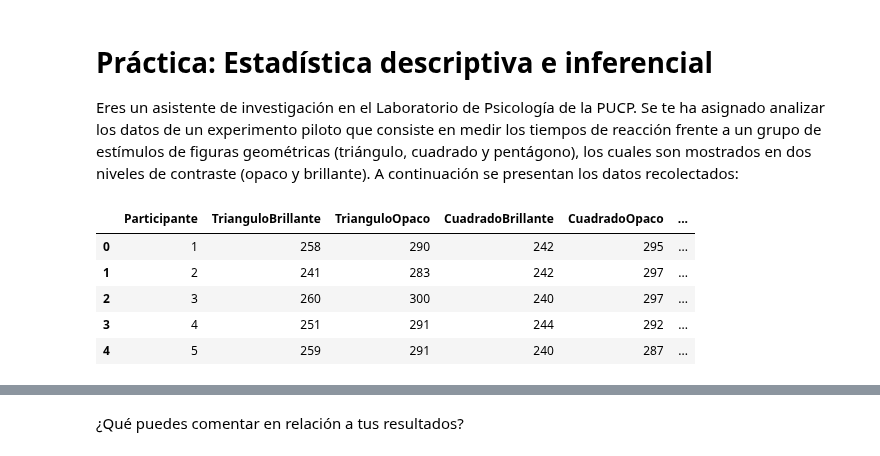
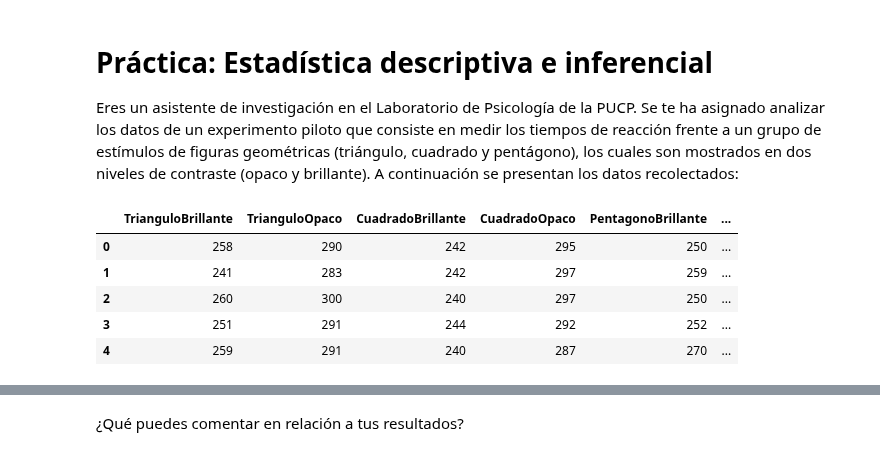
Before and after one commit to renatoparedes/EstadisticaYPsicologiaMatematica, a Jupyter notebook: RepasodeEstadistica/Practica_EstadisticaDescriptivaInferencial.ipynb, the cells around one changed output, grey strips where cells are left out. Saved outputs shown, nothing was run; the diff lists cells and outputs as text; code cells hidden in the pictures.

```diff
--- a/RepasodeEstadistica/Practica_EstadisticaDescriptivaInferencial.ipynb
+++ b/RepasodeEstadistica/Practica_EstadisticaDescriptivaInferencial.ipynb
@@ -5,12 +5,13 @@ Eres un asistente de investigación en el Laboratorio de Psicología de la PUCP.
 # %%
 # Cargamos los datos del experimento
 import pandas as pd
 expA = pd.read_csv('https://raw.githubusercontent.com/renatoparedes/EstadisticaYPsicologiaMatematica/main/RepasodeEstadistica/ExpA.csv')
+expA.drop(columns=['Participante'],inplace=True)
 expA.head()
 # %% [output]
-|  | Participante | TrianguloBrillante | TrianguloOpaco | CuadradoBrillante | CuadradoOpaco | ... |
-| 0 | 1 | 258 | 290 | 242 | 295 | ... |
-| 1 | 2 | 241 | 283 | 242 | 297 | ... |
-| 2 | 3 | 260 | 300 | 240 | 297 | ... |
-| 3 | 4 | 251 | 291 | 244 | 292 | ... |
-| 4 | 5 | 259 | 291 | 240 | 287 | ... |
+|  | TrianguloBrillante | TrianguloOpaco | CuadradoBrillante | CuadradoOpaco | PentagonoBrillante | ... |
+| 0 | 258 | 290 | 242 | 295 | 250 | ... |
+| 1 | 241 | 283 | 242 | 297 | 259 | ... |
+| 2 | 260 | 300 | 240 | 297 | 250 | ... |
+| 3 | 251 | 291 | 244 | 292 | 252 | ... |
+| 4 | 259 | 291 | 240 | 287 | 270 | ... |
```
Also changed, not shown: parts of 9 cells of this notebook, 4 other files.
